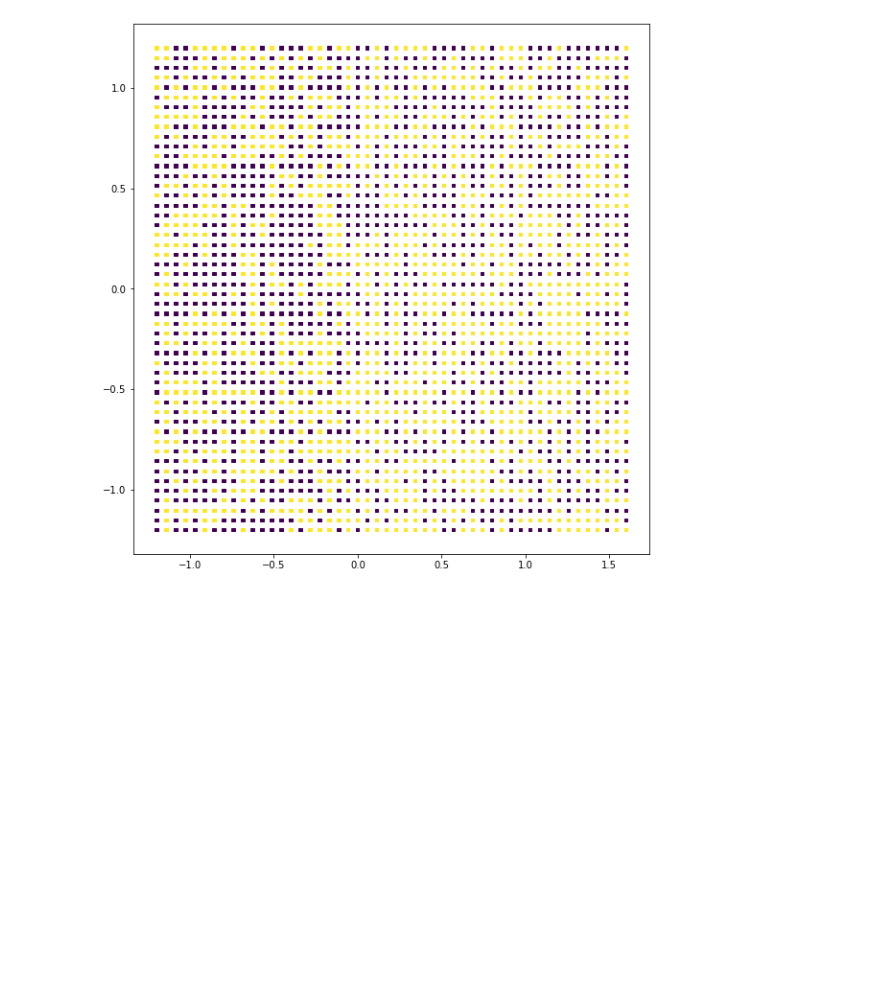
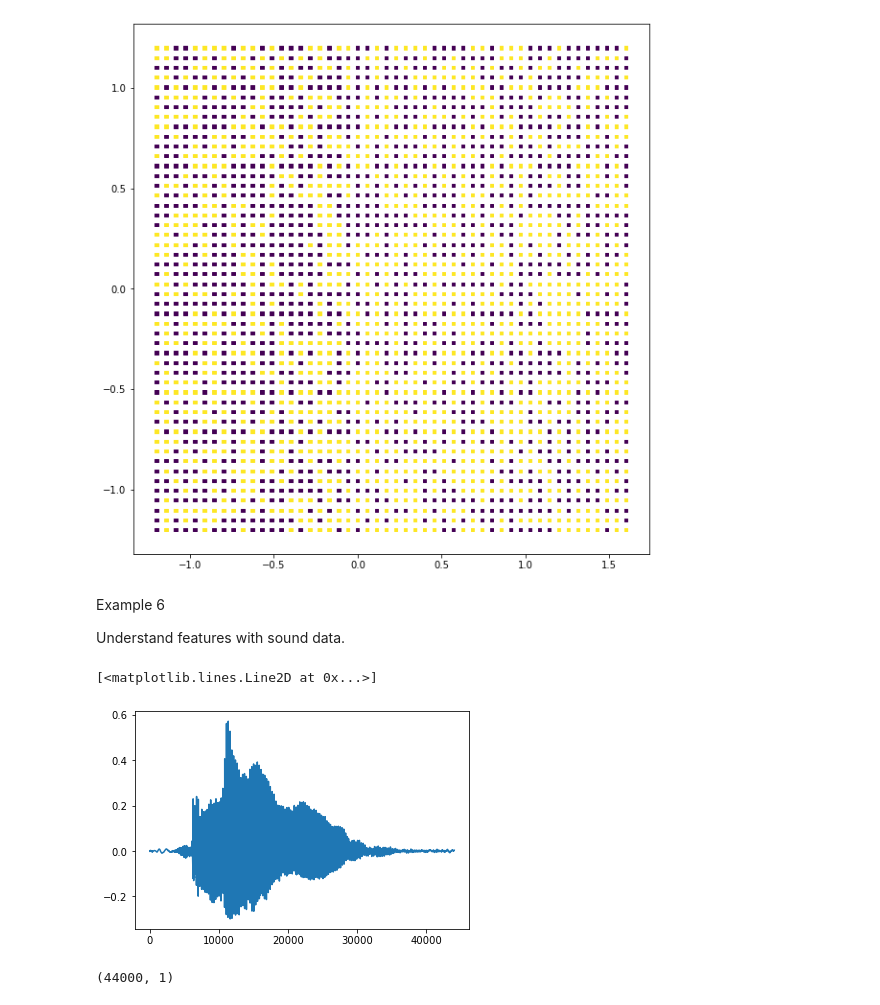
Before and after one commit to junjy007/ml_examples, a Jupyter notebook: 4_LinearModel.ipynb, the cells around one changed output. Cells and saved outputs as stored; diff of their text form; code cells hidden in the pictures; blank space fills up the shorter version.

```diff
--- a/4_LinearModel.ipynb
+++ b/4_LinearModel.ipynb
@@ -245,3 +245,23 @@ ax2.scatter(xgrid, ygrid, c=gridpred, s=10, marker='s')
 # %% [output]
 <matplotlib.collections.PathCollection at 0x...>
 [figure]
+# %% [markdown]
+Example 6
+
+Understand features with sound data.
+# %%
+import sounddevice as sd
+
+sample_rate = 44000  # Sample rate in Hertz
+duration = 1  # Duration in seconds
+
+audio = sd.rec(int(duration * sample_rate), samplerate=sample_rate, channels=1, dtype='float64')
+sd.wait()
+# %%
+import matplotlib.pyplot as plt
+import numpy as np
+
+plt.plot(np.arange(len(audio)), audio)
+# %% [output]
+[<matplotlib.lines.Line2D at 0x...>]
+[figure, added]
@@ -247,0 +270,4 @@ ax2.scatter(xgrid, ygrid, c=gridpred, s=10, marker='s')
+# %%
+audio.shape
+# %% [output]
+(44000, 1)
```
Also changed, not shown: parts of 14 cells of this notebook, 6 other files.
